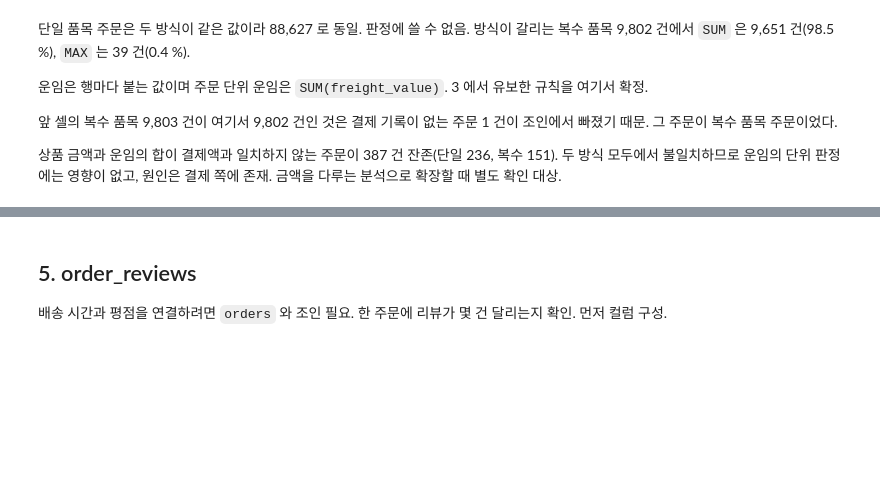
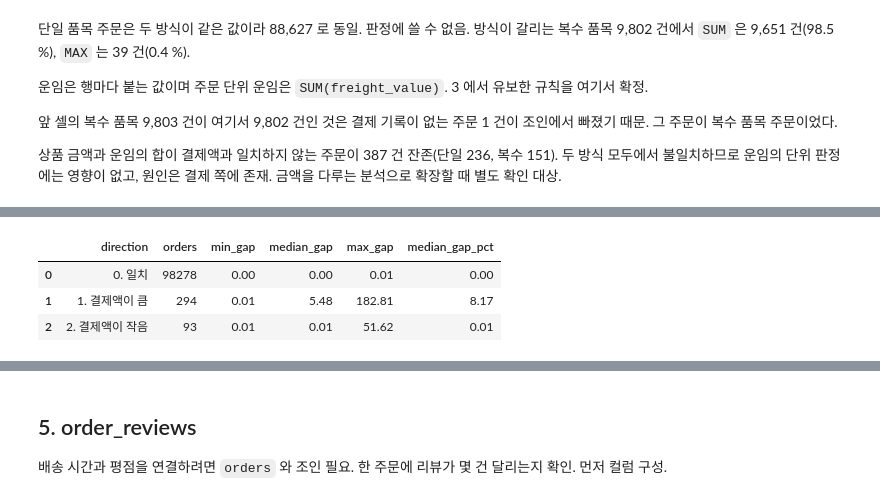
Before and after one commit to wlstjd1011/Olist-data-analyze, a Jupyter notebook: notebooks/03_data_quality.ipynb, the cells around one changed output, grey strips where cells are left out. Cells and saved outputs as stored; diff of their text form; code cells hidden in the pictures; blank space fills up the shorter version.

```diff
--- a/notebooks/03_data_quality.ipynb
+++ b/notebooks/03_data_quality.ipynb
@@ -515,0 +528,42 @@ ORDER BY order_type
+# %%
+con.execute("""
+WITH item AS (
+    SELECT order_id,
+           SUM(price) + SUM(freight_value) AS item_total
+    FROM order_items
+    GROUP BY order_id
+),
+pay AS (
+    SELECT order_id,
+           SUM(payment_value)                   AS paid,
+           MAX(payment_installments)            AS max_installments,
+           BOOL_OR(payment_type = 'voucher')    AS has_voucher
+    FROM order_payments
+    GROUP BY order_id
+),
+cmp AS (
+    SELECT i.order_id,
+           i.item_total,
+           p.paid - i.item_total AS gap,
+           p.max_installments,
+           p.has_voucher
+    FROM item AS i
+    JOIN pay  AS p ON i.order_id = p.order_id
+)
+SELECT CASE WHEN ABS(gap) < 0.01 THEN '0. 일치'
+            WHEN gap > 0         THEN '1. 결제액이 큼'
+            ELSE                      '2. 결제액이 작음' END           AS direction,
+       COUNT(*)                                                    AS orders,
+       ROUND(MIN(ABS(gap)), 2)                                     AS min_gap,
+       ROUND(MEDIAN(ABS(gap)), 2)                                  AS median_gap,
+       ROUND(MAX(ABS(gap)), 2)                                     AS max_gap,
+       ROUND(MEDIAN(100.0 * ABS(gap) / NULLIF(item_total, 0)), 2)  AS median_gap_pct
+FROM cmp
+GROUP BY direction
+ORDER BY direction
+""").df()
+# %% [output]
+|  | direction | orders | min_gap | median_gap | max_gap | median_gap_pct |
+| 0 | 0. 일치 | 98278 | 0.00 | 0.00 | 0.01 | 0.00 |
+| 1 | 1. 결제액이 큼 | 294 | 0.01 | 5.48 | 182.81 | 8.17 |
+| 2 | 2. 결제액이 작음 | 93 | 0.01 | 0.01 | 51.62 | 0.01 |
```
Also changed, not shown: parts of 7 cells of this notebook, 1 other file.
